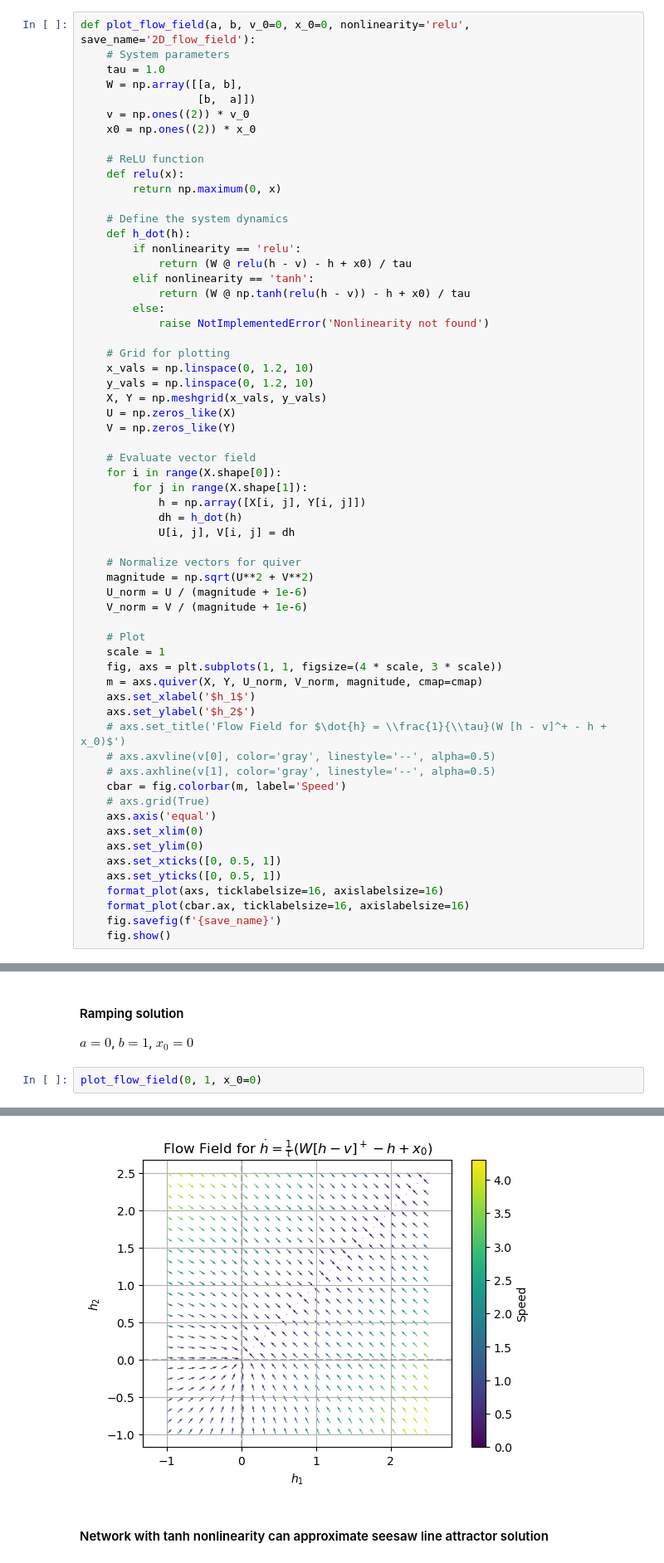
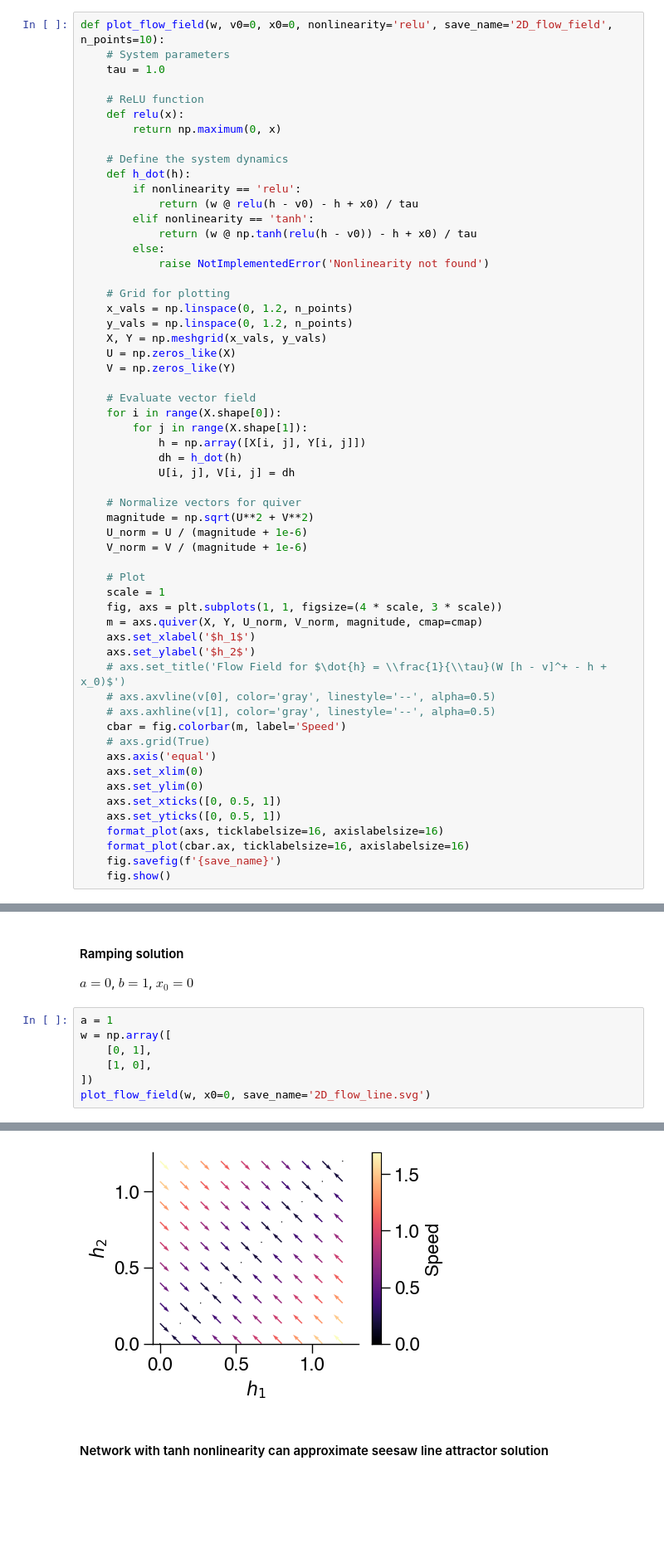
Before and after one commit to davidgbe/automated_plasticity_discovery, a Jupyter notebook: 2d_system_analysis.ipynb, the cells around one changed output, grey strips where cells are left out. Shown at 83% size. Saved outputs shown, nothing was run; the diff lists cells and outputs as text; blank space fills up the shorter version.

```diff
--- a/2d_system_analysis.ipynb
+++ b/2d_system_analysis.ipynb
@@ -15,13 +15,9 @@ plt.rcParams['font.family'] = 'Helvetica'
 # Get a palette and convert to colormap
 cmap = sns.color_palette("magma", as_cmap=True)
 # %%
-def plot_flow_field(a, b, v_0=0, x_0=0, nonlinearity='relu', save_name='2D_flow_field'):
+def plot_flow_field(w, v0=0, x0=0, nonlinearity='relu', save_name='2D_flow_field', n_points=10):
     # System parameters
     tau = 1.0
-    W = np.array([[a, b],
-                  [b,  a]])
-    v = np.ones((2)) * v_0
-    x0 = np.ones((2)) * x_0
 
     # ReLU function
     def relu(x):
@@ -30,15 +26,15 @@ def plot_flow_field(a, b, v_0=0, x_0=0, nonlinearity='relu', save_name='2D_flow_
     # Define the system dynamics
     def h_dot(h):
         if nonlinearity == 'relu':
-            return (W @ relu(h - v) - h + x0) / tau
+            return (w @ relu(h - v0) - h + x0) / tau
         elif nonlinearity == 'tanh':
-            return (W @ np.tanh(relu(h - v)) - h + x0) / tau
+            return (w @ np.tanh(relu(h - v0)) - h + x0) / tau
         else:
             raise NotImplementedError('Nonlinearity not found')
 
     # Grid for plotting
-    x_vals = np.linspace(0, 1.2, 10)
-    y_vals = np.linspace(0, 1.2, 10)
+    x_vals = np.linspace(0, 1.2, n_points)
+    y_vals = np.linspace(0, 1.2, n_points)
     X, Y = np.meshgrid(x_vals, y_vals)
     U = np.zeros_like(X)
     V = np.zeros_like(Y)
@@ -201,5 +202,10 @@ plot_flow_field(0, -1, x_0=0.5)
 #### Ramping solution
 $a = 0$, $b = 1$, $x_0 = 0$
 # %%
-plot_flow_field(0, 1, x_0=0)
+a = 1
+w = np.array([
+    [0, 1],
+    [1, 0],
+])
+plot_flow_field(w, x0=0, save_name='2D_flow_line.svg')
 # %% [output]
@@ -206,4 +215,4 @@ plot_flow_field(0, 1, x_0=0)
-[figure, old version]
+[figure, new version]
 # %% [markdown]
 #### Network with tanh nonlinearity can approximate seesaw line attractor solution
 # %%
```
Also changed, not shown: parts of 18 cells of this notebook, 6 other files.
